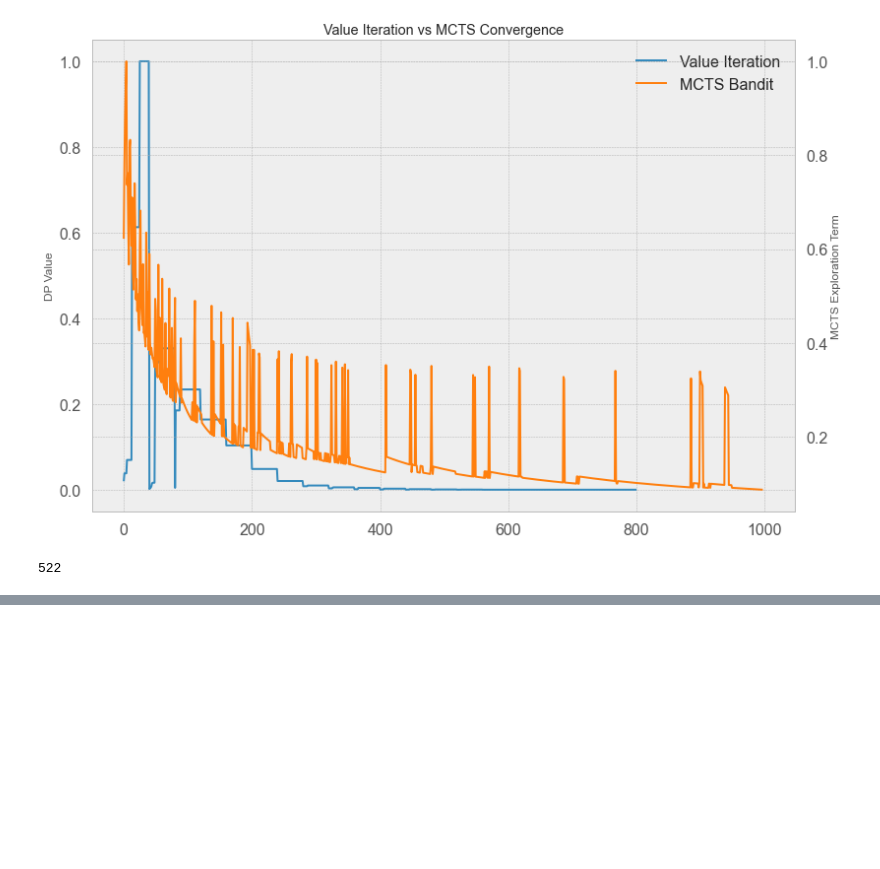
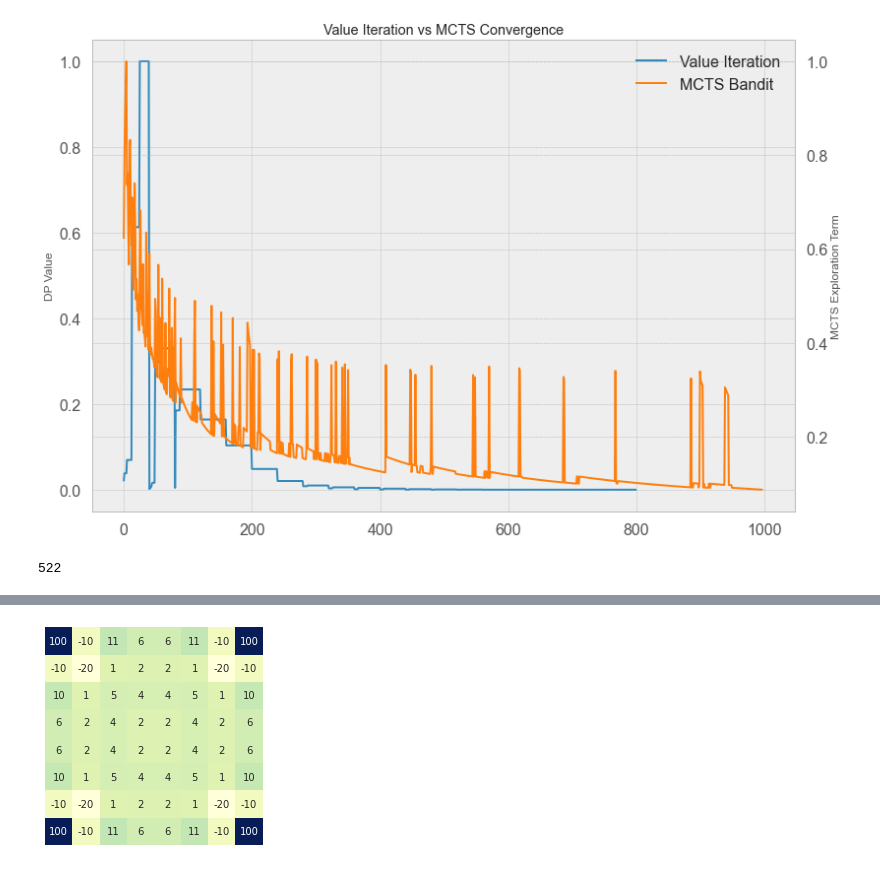
Before and after one commit to larkz/mcts-plots, a Jupyter notebook: conv_plot.ipynb, the cells around one changed output, grey strips where cells are left out. Cells and saved outputs as stored; diff of their text form; code cells hidden in the pictures; blank space fills up the shorter version.

```diff
--- a/conv_plot.ipynb
+++ b/conv_plot.ipynb
@@ -121,0 +173,4 @@ early_stop_vi[0][0]
+# %%
+ax = sns.heatmap(reversi_heu, annot=True, fmt="d", cbar=False, cmap="YlGnBu", xticklabels=False, yticklabels=False, square=True)
+# %% [output]
+[figure, added]
```
Also changed, not shown: parts of 6 cells of this notebook.
